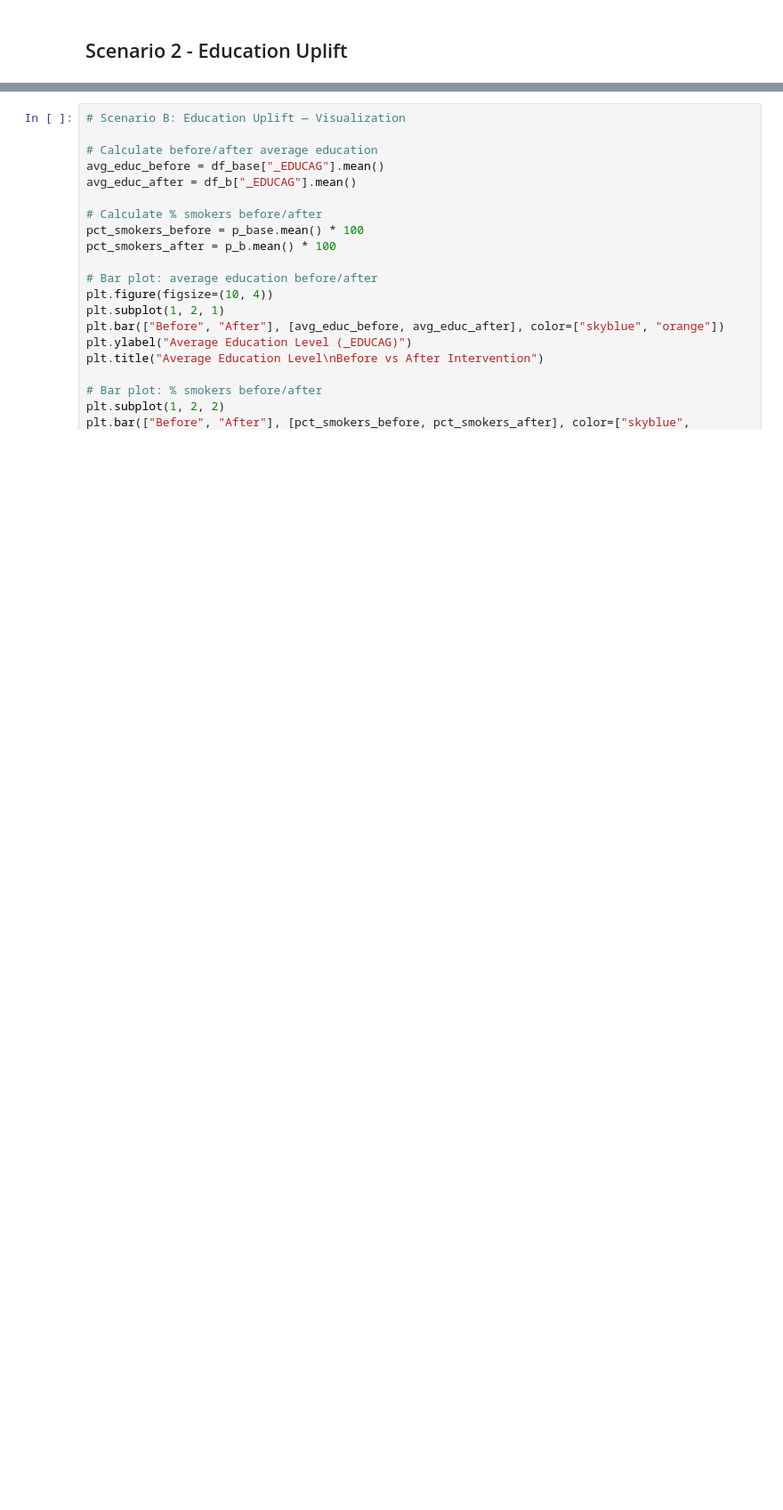
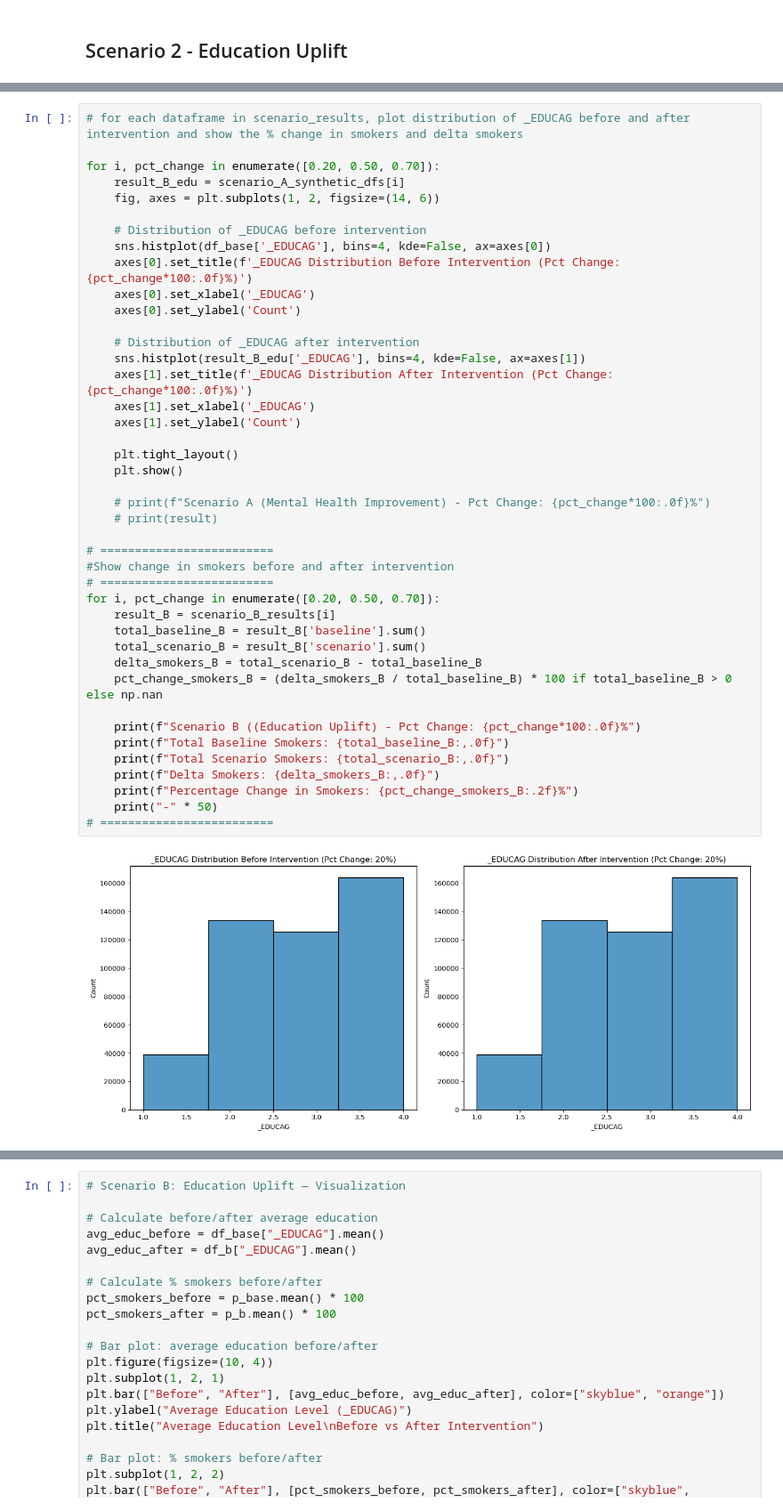
Before and after one commit to rinkylia2997/HealthRecommendationsUsingBehaviouralRiskFactorSurveillanceSystem, a Jupyter notebook: notebooks/103-modeling-MPOWER.ipynb, the cells around one changed output, grey strips where cells are left out. Shown at 89% size. Drawn from its saved outputs; the diff is of its cells as text; blank space fills up the shorter version.

```diff
--- a/notebooks/103-modeling-MPOWER.ipynb
+++ b/notebooks/103-modeling-MPOWER.ipynb
@@ -587,0 +667,44 @@ In a scaled real-world policy, if your sample represents millions of adults, thi
+# %%
+# for each dataframe in scenario_results, plot distribution of _EDUCAG before and after intervention and show the % change in smokers and delta smokers
+
+for i, pct_change in enumerate([0.20, 0.50, 0.70]):
+    result_B_edu = scenario_A_synthetic_dfs[i]
+    fig, axes = plt.subplots(1, 2, figsize=(14, 6))
+
+    # Distribution of _EDUCAG before intervention
+    sns.histplot(df_base['_EDUCAG'], bins=4, kde=False, ax=axes[0])
+    axes[0].set_title(f'_EDUCAG Distribution Before Intervention (Pct Change: {pct_change*100:.0f}%)')
+    axes[0].set_xlabel('_EDUCAG')
+    axes[0].set_ylabel('Count')
+
+    # Distribution of _EDUCAG after intervention
+    sns.histplot(result_B_edu['_EDUCAG'], bins=4, kde=False, ax=axes[1])
+    axes[1].set_title(f'_EDUCAG Distribution After Intervention (Pct Change: {pct_change*100:.0f}%)')
+    axes[1].set_xlabel('_EDUCAG')
+    axes[1].set_ylabel('Count')
+
+    plt.tight_layout()
+    plt.show()
+
+    # print(f"Scenario A (Mental Health Improvement) - Pct Change: {pct_change*100:.0f}%")
+    # print(result)
+
+# =========================
+#Show change in smokers before and after intervention
+# =========================
+for i, pct_change in enumerate([0.20, 0.50, 0.70]):
+    result_B = scenario_B_results[i]
+    total_baseline_B = result_B['baseline'].sum()
+    total_scenario_B = result_B['scenario'].sum()
+    delta_smokers_B = total_scenario_B - total_baseline_B
+    pct_change_smokers_B = (delta_smokers_B / total_baseline_B) * 100 if total_baseline_B > 0 else np.nan
+
+    print(f"Scenario B ((Education Uplift) - Pct Change: {pct_change*100:.0f}%")
+    print(f"Total Baseline Smokers: {total_baseline_B:,.0f}")
+    print(f"Total Scenario Smokers: {total_scenario_B:,.0f}")
+    print(f"Delta Smokers: {delta_smokers_B:,.0f}")
+    print(f"Percentage Change in Smokers: {pct_change_smokers_B:.2f}%")
+    print("-" * 50)
+# =========================
+# %% [output]
+[figure, added]
```
Also changed, not shown: parts of 19 cells of this notebook, 12 other files.
